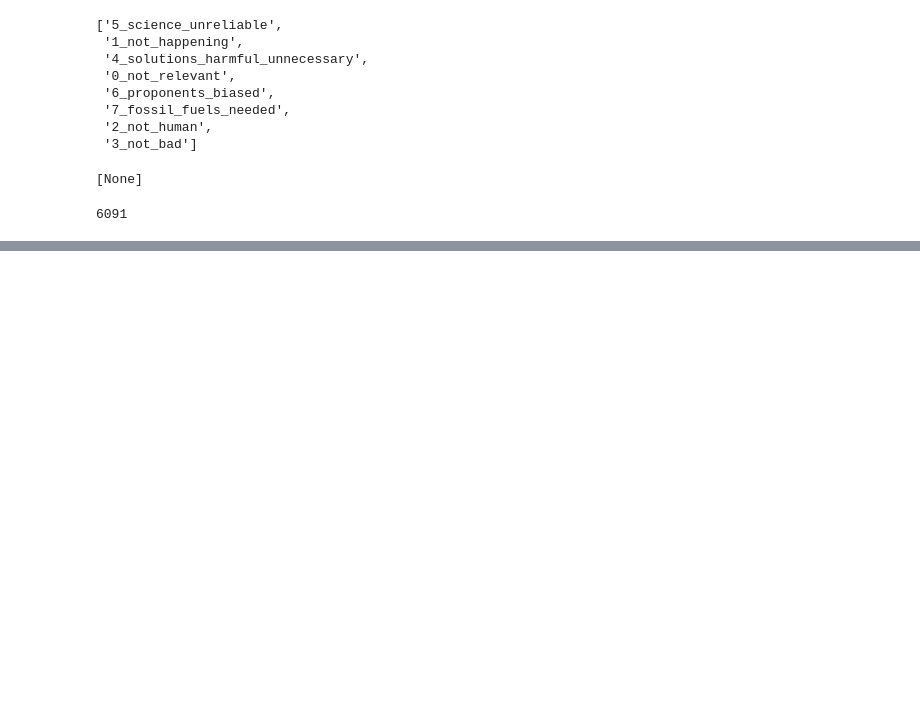
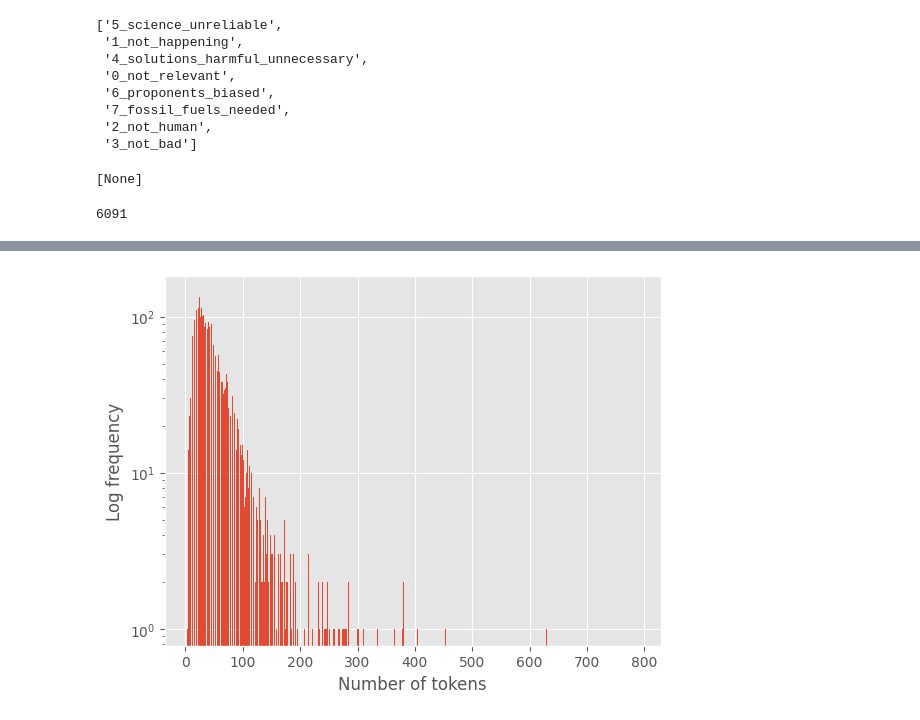
Before and after one commit to Ashish-Soni08/Frugal-AI-Challenge, a Jupyter notebook: experiments.ipynb, the cells around one changed output, grey strips where cells are left out. Cells and saved outputs as stored; diff of their text form; code cells hidden in the pictures; blank space fills up the shorter version.

```diff
--- a/experiments.ipynb
+++ b/experiments.ipynb
@@ -124,0 +220,9 @@ len(dataset.unique('__index_level_0__'))
+# %%
+# Re-plot the histogram in log frequency space.
+plt.figure()
+plt.hist(num_tokens, bins=1000, log=True)
+plt.xlabel('Number of tokens')
+plt.ylabel('Log frequency')
+plt.show()
+# %% [output]
+[figure, added]
```
Also changed, not shown: parts of 19 cells of this notebook.
